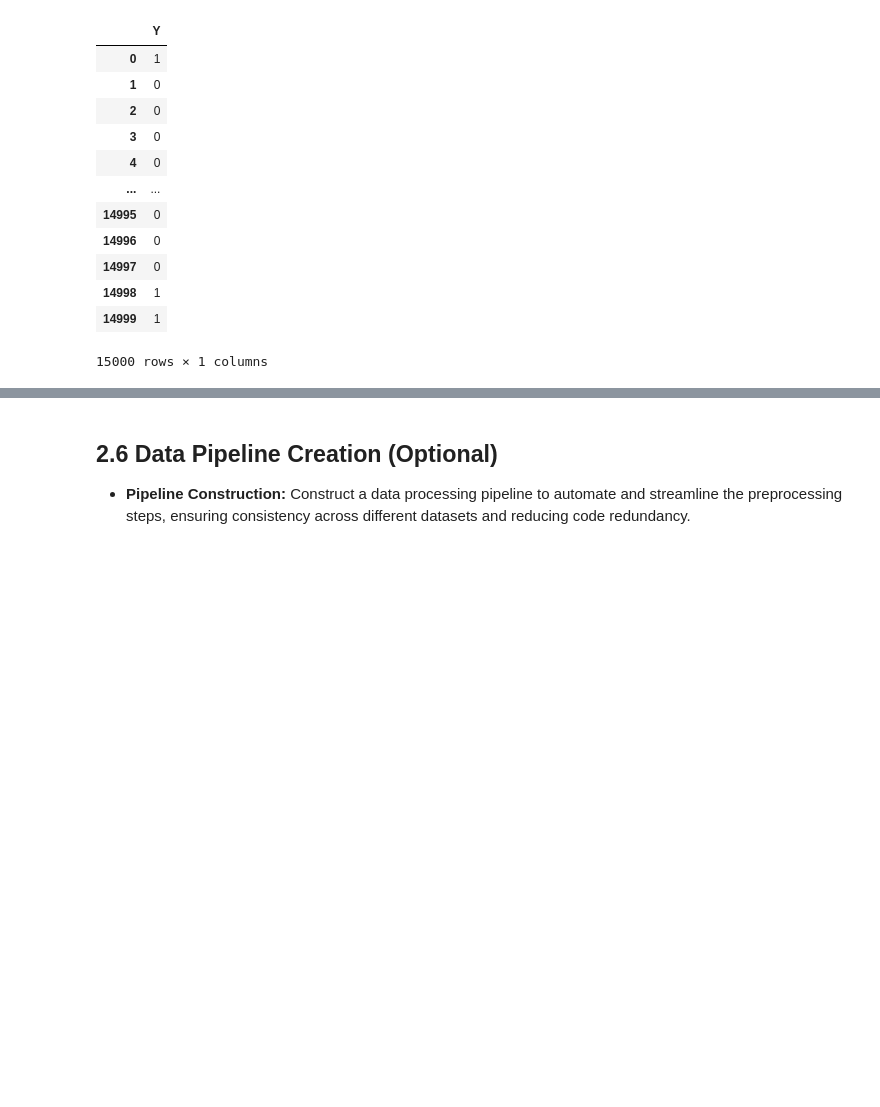
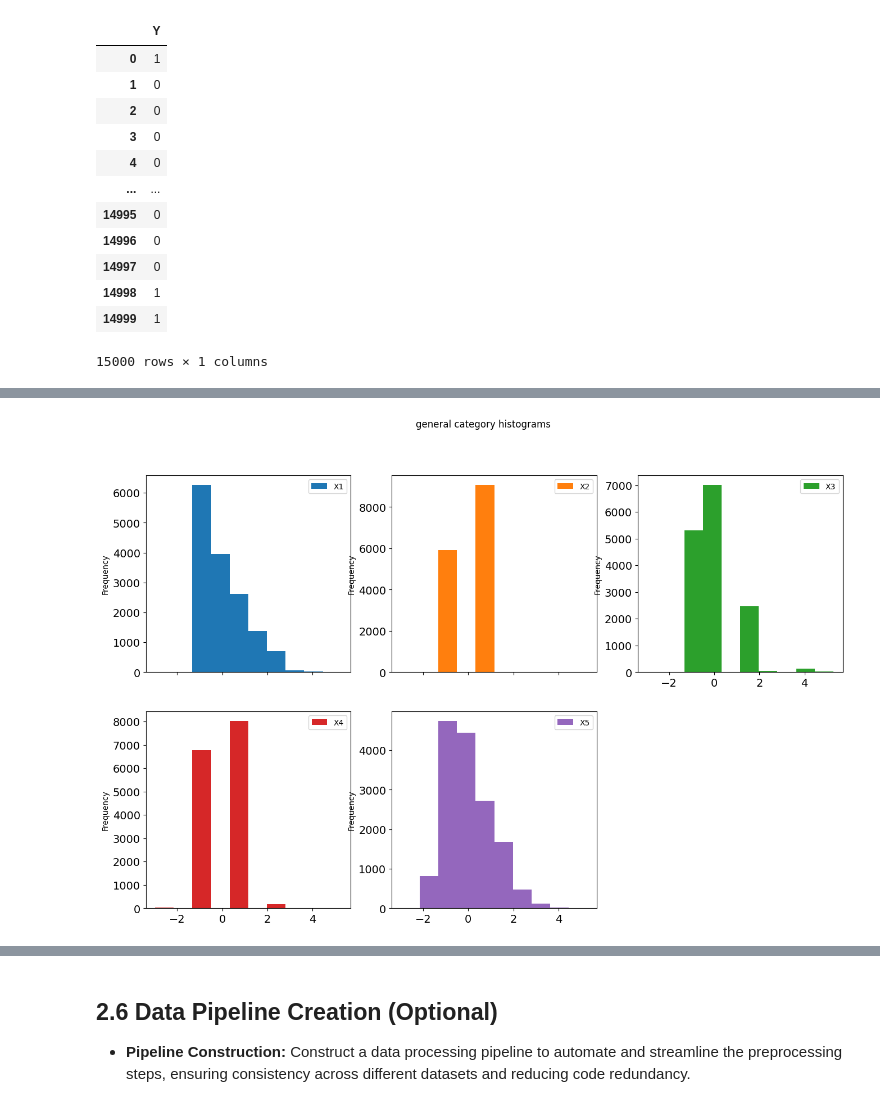
Before and after one commit to rjosh003-CS/Data-Mining-coursework, a Jupyter notebook: DM_coursework_part_2.ipynb, the cells around one changed output, grey strips where cells are left out. Saved outputs shown, nothing was run; the diff lists cells and outputs as text; code cells hidden in the pictures; blank space fills up the shorter version.

```diff
--- a/DM_coursework_part_2.ipynb
+++ b/DM_coursework_part_2.ipynb
@@ -586,10 +604,15 @@ Thus we have 22.12 % of data as default over the non-default.
 # %% [markdown]
 ### Plotting Amount and Categorical data
 # %%
+def scatter_matrix_custom(df, attributes):
+  scatter_matrix(df[attributes], figsize = (16, 10))
+  pass
+
 # X1: amount of given credit
 attributes = ["Y", "X1", "X2", "X3", "X4", "X5"]
+gen_columns = attributes[1:]
 
-scatter_matrix(train_data[attributes], figsize = (16, 10))
+scatter_matrix_custom(train_data, attributes)
 plt.show()
 # %% [output]
 [figure]
@@ -605,9 +628,9 @@ plt.show()
 # %% [markdown]
 ### Plotting Amount of bill statements
 # %%
-attributes = ["X" + str(i) for i in range(12, 18)]
+bill_statements = ["X" + str(i) for i in range(12, 18)]
 
-scatter_matrix(train_data[attributes], figsize = (16, 10))
+scatter_matrix_custom(train_data, bill_statements)
 plt.show()
 # %% [output]
 [figure]
@@ -696,3 +773,10 @@ display(test_y)
 | 14998 | 1 |
 | 14999 | 1 |
 15000 rows × 1 columns
+# %%
+scalar = preprocessing.StandardScaler()
+trainX = scalar.fit_transform(train_X)
+testX = scalar.transform(test_X)
+
+trainX = pd.DataFrame(trainX, columns = train_X.columns)
+testX  = pd.DataFrame(testX, columns = test_X.columns)
@@ -698,0 +813,8 @@ display(test_y)
+# %%
+trainX[gen_columns].plot(kind = "hist", subplots = True, title = "general category histograms",
+                             fontsize = 14, figsize = (16, 10),
+                             layout = (2, len(bill_statements)//2)
+                            )
+plt.show()
+# %% [output]
+[figure, added]
```
Also changed, not shown: parts of 22 cells of this notebook.
